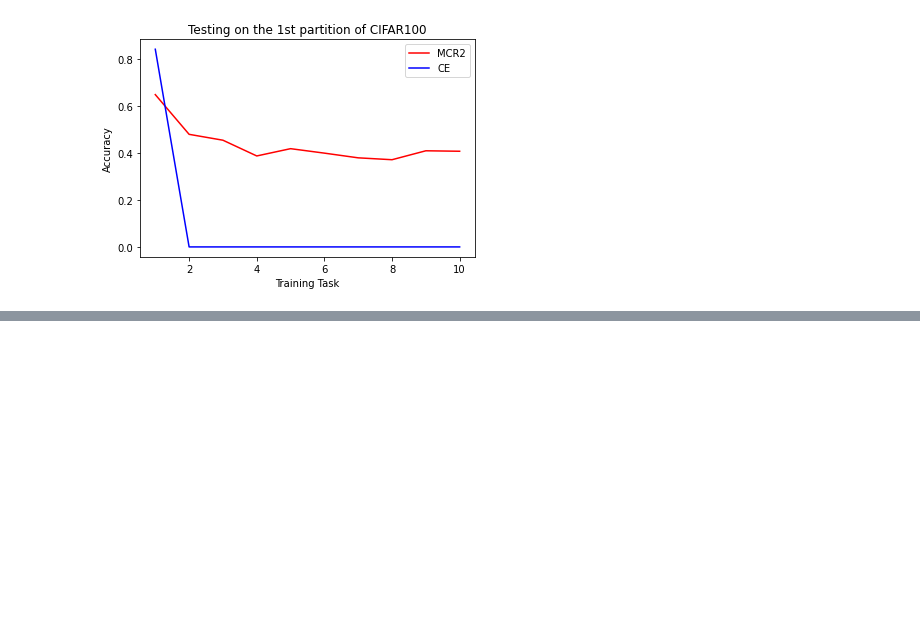
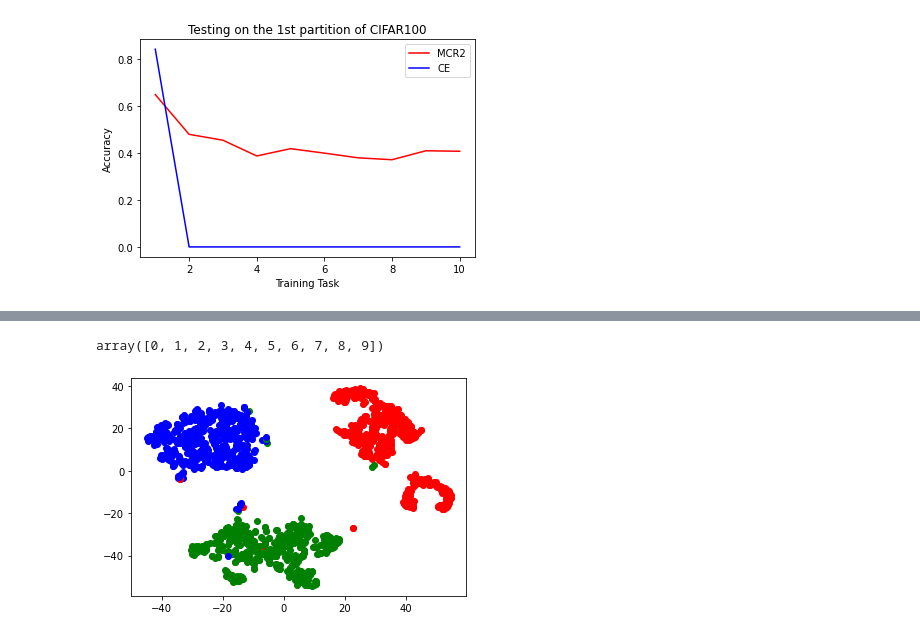
Before and after one commit to RobinWu218/mcr2, a Jupyter notebook: Sktech.ipynb, the cells around one changed output, grey strips where cells are left out. Drawn from its saved outputs; the diff is of its cells as text; code cells hidden in the pictures; blank space fills up the shorter version.

```diff
--- a/Sktech.ipynb
+++ b/Sktech.ipynb
@@ -137,0 +301,11 @@ plt.legend()
+# %%
+cpb = 10
+model_dir = "saved_models/seqsup_resnet18+128_cifar100_cpb10_epo200_bs1000_lr0.001_mom0.9_wd0.0005_gam11.0_gam21.0_eps0.5_lcr0.0"
+params = utils.load_params(model_dir)
+train_transforms = tf.load_transforms('test')
+trainset = tf.load_trainset(params['data'], train_transforms, train=True)
+test_transforms = tf.load_transforms('test')
+testset = tf.load_trainset(params['data'], test_transforms, train=False)
+assert (trainset.num_classes % cpb == 0),"Number of classes not divisible by cpb"
+classes = np.unique(trainset.targets)
+class_batch_num = trainset.num_classes//cpb
@@ -137,0 +317,7 @@ plt.legend()
+# %%
+net_0, epoch = tf.load_checkpoint(model_dir, None, eval_=True, label_batch_id=0)
+net_1, epoch = tf.load_checkpoint(model_dir, None, eval_=True, label_batch_id=1)
+net_2, epoch = tf.load_checkpoint(model_dir, None, eval_=True, label_batch_id=2)
+net_3, epoch = tf.load_checkpoint(model_dir, None, eval_=True, label_batch_id=3)
+net_4, epoch = tf.load_checkpoint(model_dir, None, eval_=True, label_batch_id=4)
+net_5, epoch = tf.load_checkpoint(model_dir, None, eval_=True, label_batch_id=5)
@@ -137,0 +331,19 @@ plt.legend()
+# %%
+class_batch_list[0,:]
+# %% [output]
+array([0, 1, 2, 3, 4, 5, 6, 7, 8, 9])
+# %%
+subtrainset = tf.get_subset([0,1,2],trainset)
+# subtrainset = tf.get_subset(class_batch_list[task_id,:],trainset)
+# print("subset train size: {}".format(len(subtrainset)))
+trainloader = DataLoader(subtrainset, batch_size=200)
+train_features, train_labels = tf.get_features(net_4, trainloader)
+
+features_embedded = TSNE(n_components=2).fit_transform(train_features.numpy())
+# %%
+myCmap = np.array(['r', 'g', 'b'])
+for j in range(features_embedded.shape[0]):
+    label=train_labels[j]
+    plt.scatter(features_embedded[j, 0], features_embedded[j, 1],color=myCmap[label],label=label)
+# %% [output]
+[figure, added]
```
Also changed, not shown: parts of 32 cells of this notebook, 32 other files.
